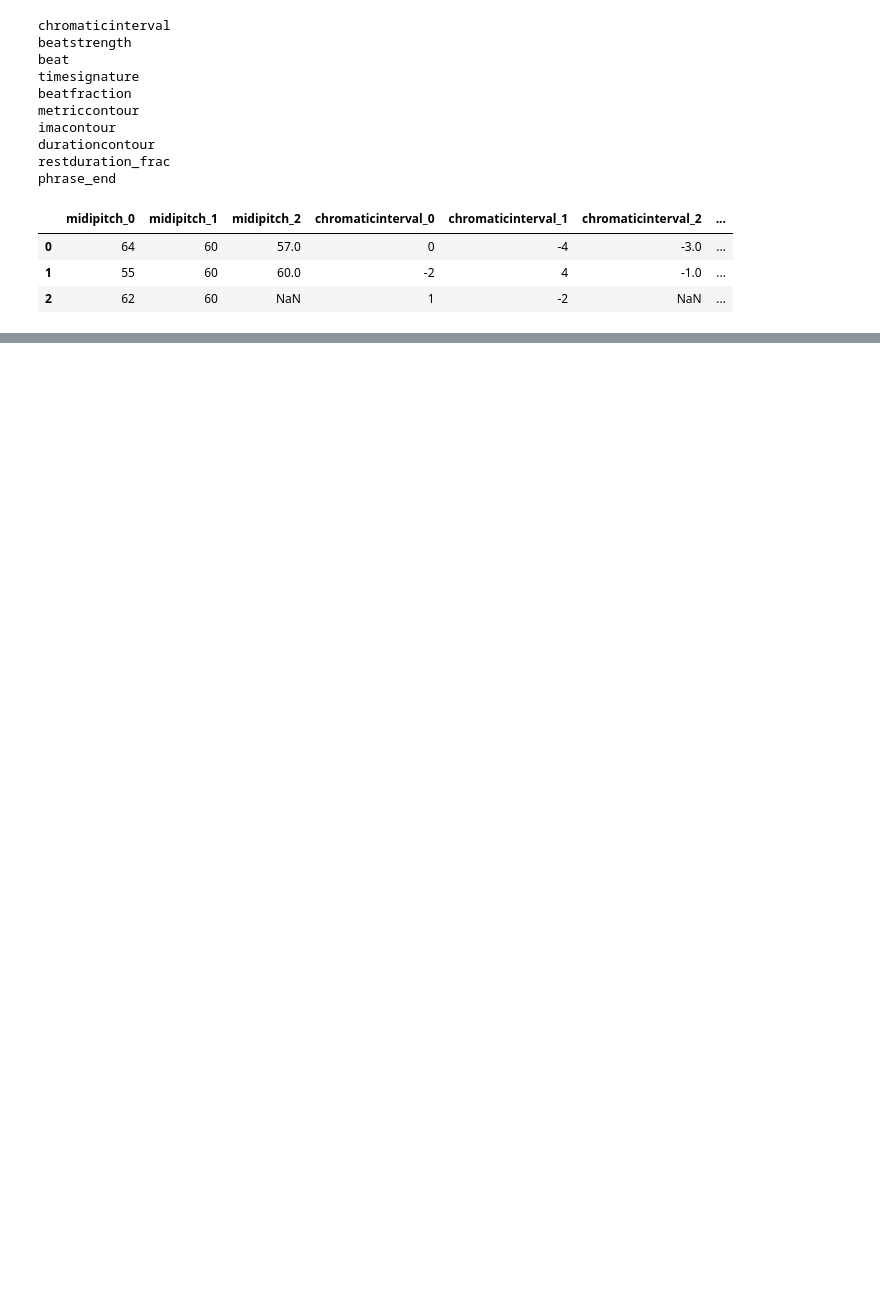
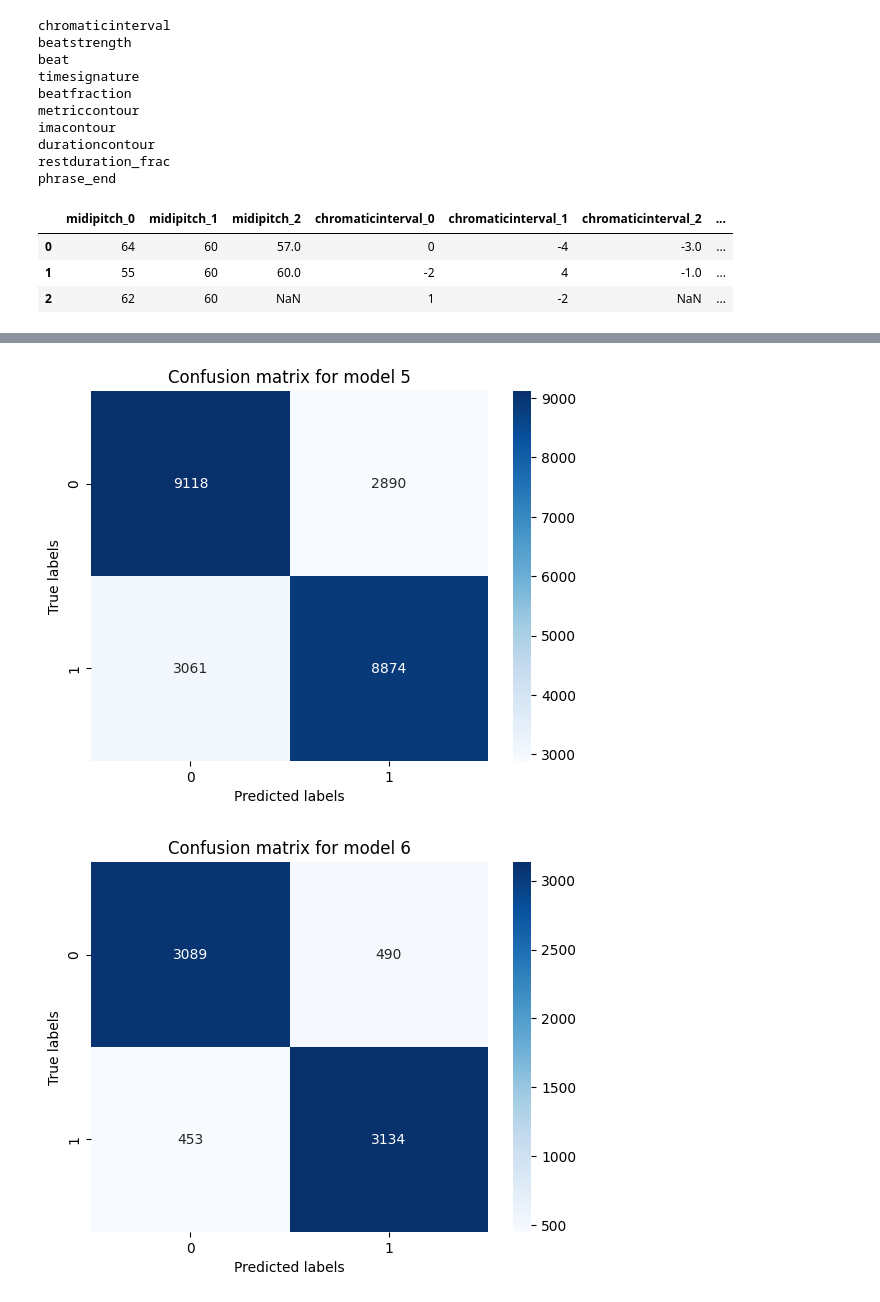
Before and after one commit to pargass/projet_fin_de_phrases_musicales, a Jupyter notebook: musique.ipynb, the cells around one changed output, grey strips where cells are left out. Saved outputs shown, nothing was run; the diff lists cells and outputs as text; code cells hidden in the pictures; blank space fills up the shorter version.

Commit message:
plein de tests et améliorations

```diff
--- a/musique.ipynb
+++ b/musique.ipynb
@@ -373,6 +390,8 @@ def transform_features(df):
 #     print(f"{col}:\n{transformed_df[col][1]}\n")
 # %%
 transformed_sub_seqs_df = transform_features(sub_seqs_df)
+transformed_sub_seqs_df1 = transformed_sub_seqs_df.copy()
+transformed_sub_seqs_df1 = transform_target_any(transformed_sub_seqs_df1)
 # %% [output]
 chromaticinterval
 beatstrength
@@ -605,0 +755,66 @@ all_scores
+# %%
+# on veut maintenant équilibrer les classes pour voir si ça améliore les résultats
+
+def balance_classes(df):
+    """
+    Équilibre les classes en prenant un nombre égal d'exemples pour chaque classe.
+    """
+    class_0 = df[df['phrase_end'] == 0]
+    class_1 = df[df['phrase_end'] == 1]
+
+    min_length = min(len(class_0), len(class_1))
+
+    balanced = pd.concat([class_0.sample(min_length, random_state=42), class_1.sample(min_length, random_state=42)])
+
+    # on doit reset les index pour éviter les NaN lorsque l'on attribue les valeurs à y
+    balanced = balanced.reset_index(drop=True)
+    return balanced
+# %%
+balanced_df1 = balance_classes(transformed_sub_seqs_df1)
+balanced_df2 = balance_classes(transformed_sub_seqs_df2)
+
+print(balanced_df1['phrase_end'].value_counts())
+print(balanced_df2['phrase_end'].value_counts())
+
+
+balanced_df_flattened1 = flatten_dataframe(balanced_df1.drop(columns=['phrase_end']))
+balanced_df_flattened1['phrase_end'] = balanced_df1['phrase_end']
+
+balanced_df_flattened2 = flatten_dataframe(balanced_df2.drop(columns=['phrase_end']))
+balanced_df_flattened2['phrase_end'] = balanced_df2['phrase_end']
+
+
+X1 = balanced_df_flattened1.drop(columns=['phrase_end'])
+y1 = balanced_df_flattened1['phrase_end']
+
+X2 = balanced_df_flattened2.drop(columns=['phrase_end'])
+y2 = balanced_df_flattened2['phrase_end']
+
+X_train1, X_test1, y_train1, y_test1 = train_test_split(X1, y1, test_size=0.3, random_state=42)
+X_train2, X_test2, y_train2, y_test2 = train_test_split(X2, y2, test_size=0.3, random_state=42)
+
+pipeline1 = Pipeline([
+    ('scaler', StandardScaler()),
+    ('mlp', MLPClassifier(activation='relu', solver='sgd', alpha=0.0001, learning_rate='constant', max_iter=200))
+])
+
+pipeline1.fit(X_train1, y_train1)
+y_pred5 = pipeline1.predict(X_test1)
+print("Model 5")
+print(classification_report(y_test1, y_pred5))
+print(pipeline1.score(X_test1, y_test1))
+
+pipeline2 = Pipeline([
+    ('scaler', StandardScaler()),
+    ('mlp', MLPClassifier(activation='relu', solver='sgd', alpha=0.0001, learning_rate='constant', max_iter=200))
+])
+
+pipeline2.fit(X_train2, y_train2)
+y_pred6 = pipeline2.predict(X_test2)
+print("Model 6")
+print(classification_report(y_test2, y_pred6))
+print(pipeline2.score(X_test2, y_test2))
+
+plot_confusion_matrix(y_test1, y_pred5, 'Confusion matrix for model 5')
+plot_confusion_matrix(y_test2, y_pred6, 'Confusion matrix for model 6')
+# %% [output]
@@ -605,0 +838,2 @@ all_scores
+[figure, added]
+[figure, added]
```
Also changed, not shown: parts of 11 cells of this notebook, 6 other files.
